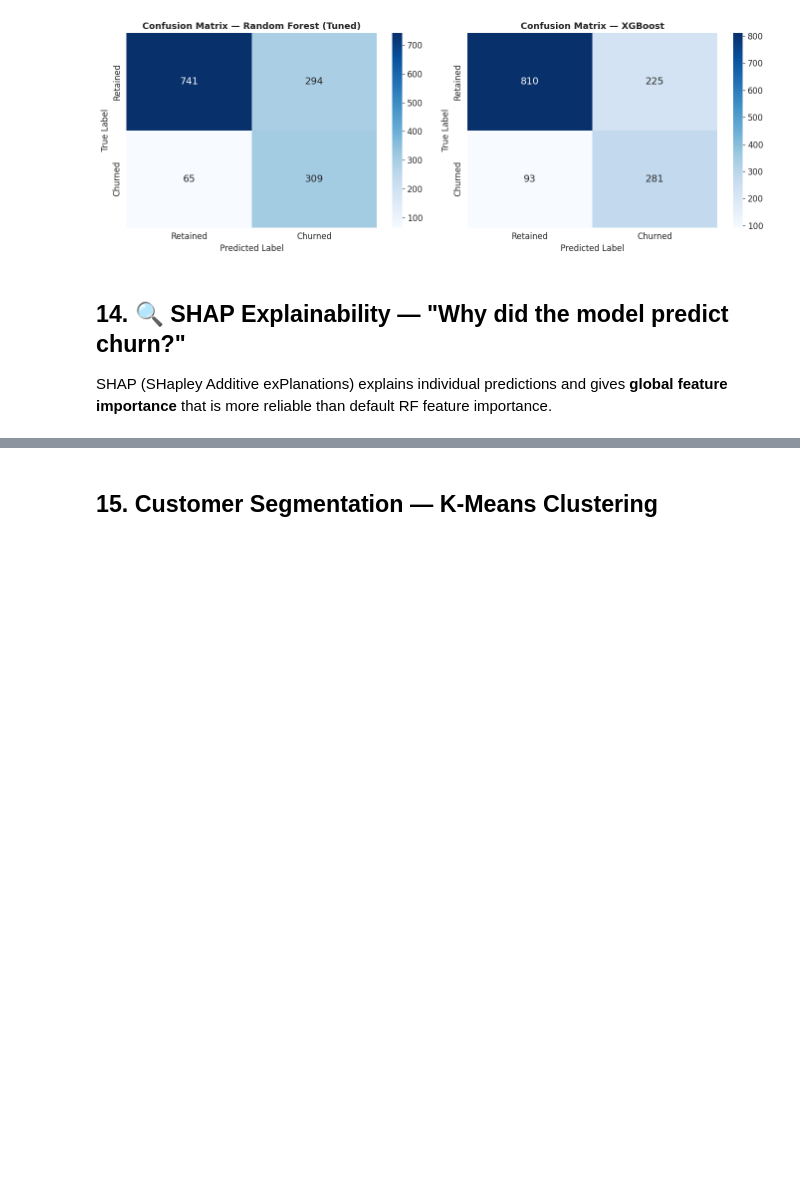
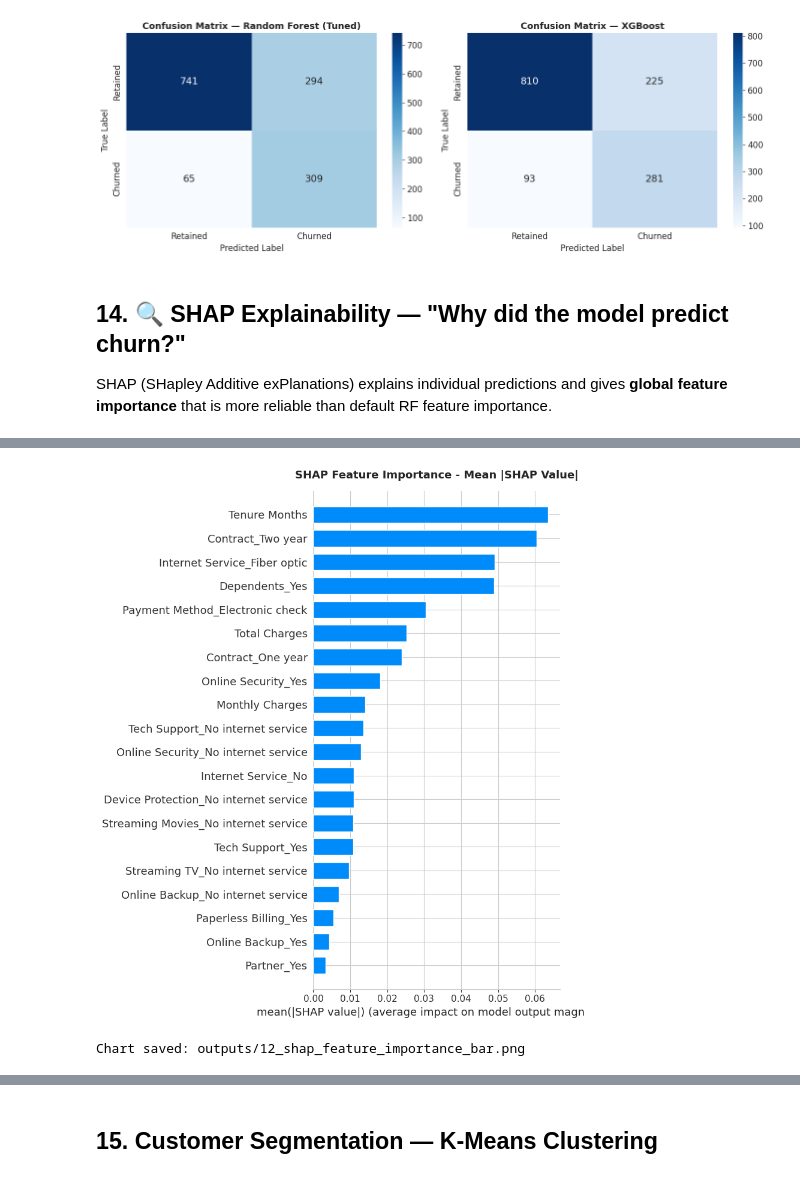
Before and after one commit to arch-ship/Customer-Churn-Prediction, a Jupyter notebook: notebook/02_Modeling_SHAP_Segmentation.ipynb, the cells around one changed output, grey strips where cells are left out. Drawn from its saved outputs; the diff is of its cells as text; code cells hidden in the pictures; blank space fills up the shorter version.

Commit message:
Add completed SHAP and K-Means segmentation plots to outputs

```diff
--- a/notebook/02_Modeling_SHAP_Segmentation.ipynb
+++ b/notebook/02_Modeling_SHAP_Segmentation.ipynb
@@ -493,20 +493,17 @@ SHAP (SHapley Additive exPlanations) explains individual predictions and gives *
 print('Computing SHAP values for Random Forest...')
 print('(This may take ~30-60 seconds)')
 
-# Use TreeExplainer — fastest for tree-based models
+X_test_sample = X_test.sample(300, random_state=42)  # ← ADD THIS LINE
+
 explainer_rf = shap.TreeExplainer(rf_tuned)
-
-# Use a sample for speed (300 samples is enough for good plots)
 shap_values_rf = explainer_rf.shap_values(X_test_sample)
 
 # Handle both old and new SHAP versions
 if isinstance(shap_values_rf, list):
-    shap_churn = shap_values_rf[1]   # old SHAP — list of [class0, class1]
+    shap_churn = shap_values_rf[1]
 else:
-    shap_churn = shap_values_rf       # new SHAP — directly returns values
+    shap_churn = shap_values_rf if shap_values_rf.ndim == 2 else shap_values_rf[:, :, 1]
 
-# shap_values_rf is a list [class0, class1] — we want class1 (churn)
-shap_churn = shap_values_rf[1]
 print(f'SHAP values computed! Shape: {shap_churn.shape}')
 # %% [output]
 Computing SHAP values for Random Forest...
@@ -526,14 +526,34 @@ print('Chart saved: outputs/11_shap_summary_beeswarm.png')
 # %%
-# SHAP Bar Plot — mean absolute SHAP values (global importance)
-plt.figure()
-shap.summary_plot(shap_churn if shap_churn.ndim == 2 else shap_churn[:,:,1],
-                  X_test_sample, plot_type='dot', ...)
-plt.title('SHAP Feature Importance — Mean |SHAP Value|',
-          fontsize=13, fontweight='bold', pad=15)
+# # SHAP Bar Plot - mean absolute SHAP values (global importance)
+import os
+import matplotlib.pyplot as plt
+import shap
+
+plt.figure(figsize=(10, 6))
+
+# Ensure shap_values matrix matches your sampled data shape correctly
+shap_input = shap_churn[1] if isinstance(shap_churn, list) else shap_churn
+
+# Create outputs directory if it doesn't exist to prevent FileNotFoundError
+os.makedirs('../outputs', exist_ok=True)
+
+# Generate SHAP bar plot safely
+shap.summary_plot(
+    shap_input,
+    X_test_sample,
+    plot_type='bar',
+    max_display=20,
+    show=False
+)
+
+plt.title('SHAP Feature Importance - Mean |SHAP Value|', fontsize=13, fontweight='bold', pad=15)
 plt.tight_layout()
 plt.savefig('../outputs/12_shap_feature_importance_bar.png', dpi=150, bbox_inches='tight')
 plt.show()
 print('Chart saved: outputs/12_shap_feature_importance_bar.png')
+# %% [output]
+[figure, added]
+Chart saved: outputs/12_shap_feature_importance_bar.png
 # %%
 # SHAP Force Plot — explain a single prediction (most at-risk customer)
 churn_probs = rf_tuned.predict_proba(X_test_sample)[:, 1]
```
Also changed, not shown: parts of 15 cells of this notebook, 1 other file.
